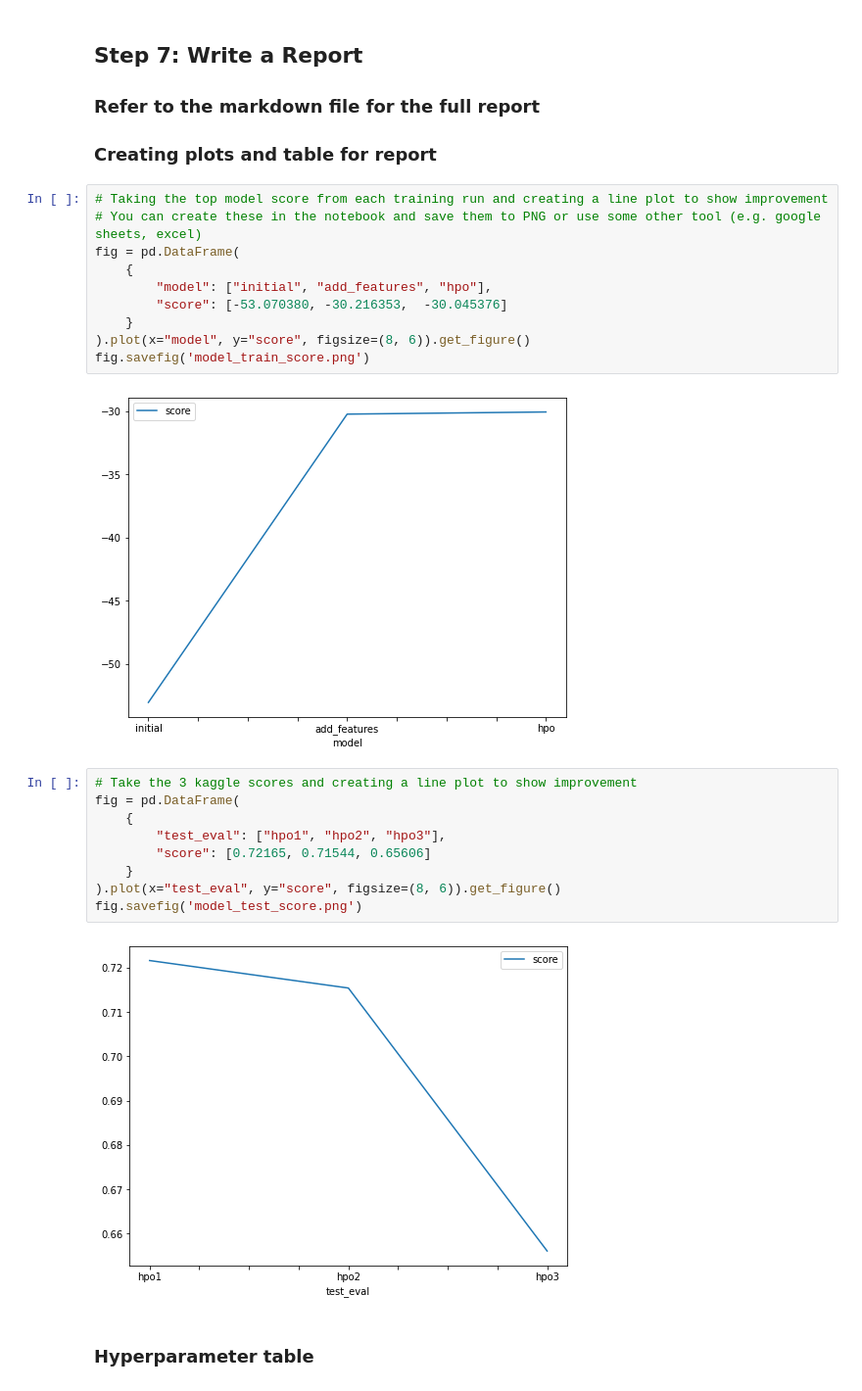
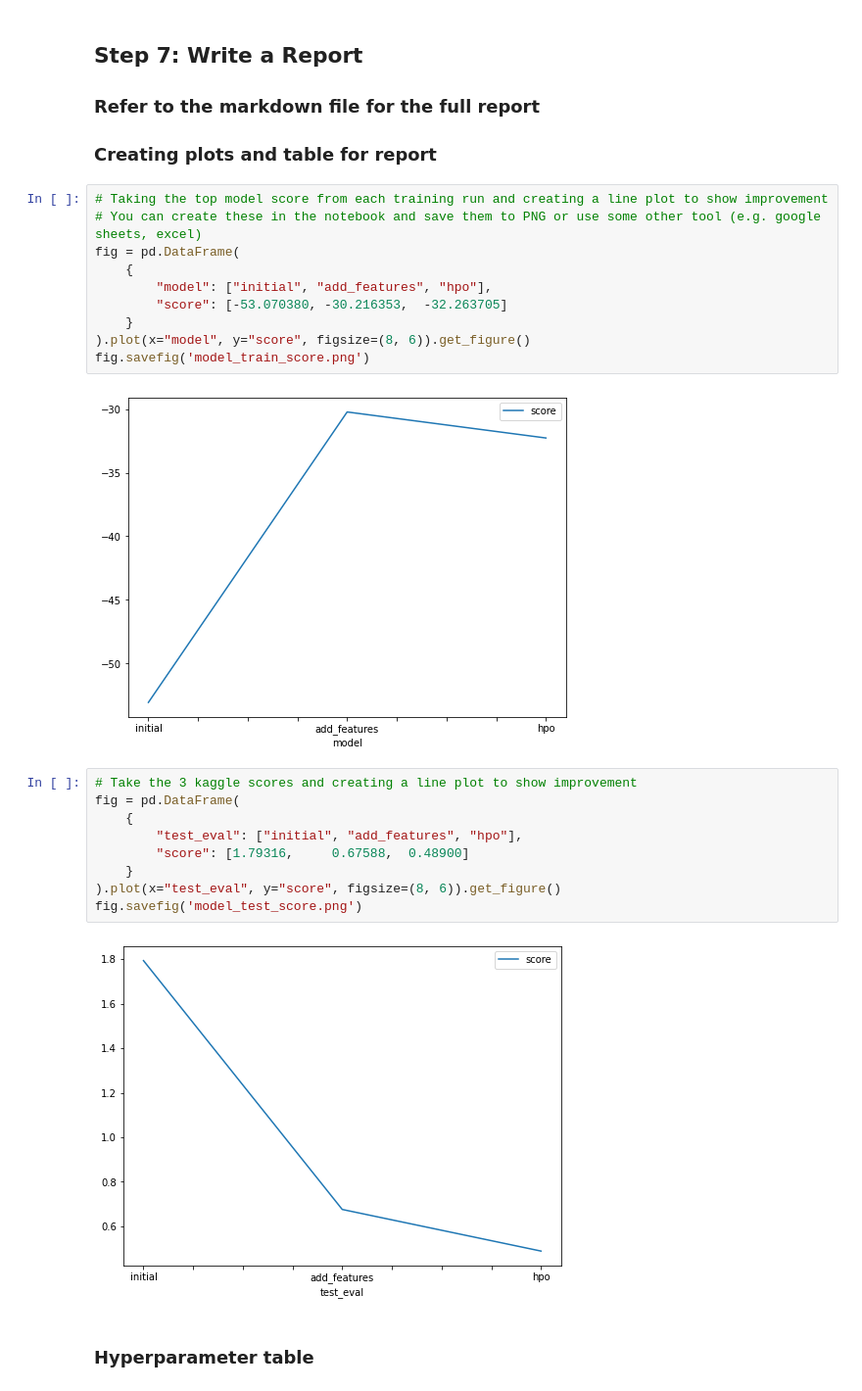
Before and after one commit to alid3bs/AWS-Machine-Learning-Engineer-Nanodegree, a Jupyter notebook: Predict Bike Sharing Demand with AutoGluon/project_template.ipynb, the cells around one changed output. Shown: that part at 98% size. Cells and saved outputs as stored; diff of their text form.

```diff
--- a/Predict Bike Sharing Demand with AutoGluon/project_template.ipynb
+++ b/Predict Bike Sharing Demand with AutoGluon/project_template.ipynb
@@ -586,23 +620,23 @@ submission_new_features.csv  2022-07-28 12:46:39  new features
 fig = pd.DataFrame(
     {
         "model": ["initial", "add_features", "hpo"],
-        "score": [-53.070380, -30.216353,  -30.045376]
+        "score": [-53.070380, -30.216353,  -32.263705]
     }
 ).plot(x="model", y="score", figsize=(8, 6)).get_figure()
 fig.savefig('model_train_score.png')
 # %% [output]
-[figure, old version]
+[figure, new version]
 # %%
 # Take the 3 kaggle scores and creating a line plot to show improvement
 fig = pd.DataFrame(
     {
-        "test_eval": ["hpo1", "hpo2", "hpo3"],
-        "score": [0.72165, 0.71544, 0.65606]
+        "test_eval": ["initial", "add_features", "hpo"],
+        "score": [1.79316,     0.67588,  0.48900]
     }
 ).plot(x="test_eval", y="score", figsize=(8, 6)).get_figure()
 fig.savefig('model_test_score.png')
 # %% [output]
-[figure, old version]
+[figure, new version]
 # %% [markdown]
 ### Hyperparameter table
 # %%
```
Also changed, not shown: parts of 21 cells of this notebook, 2 other files.
